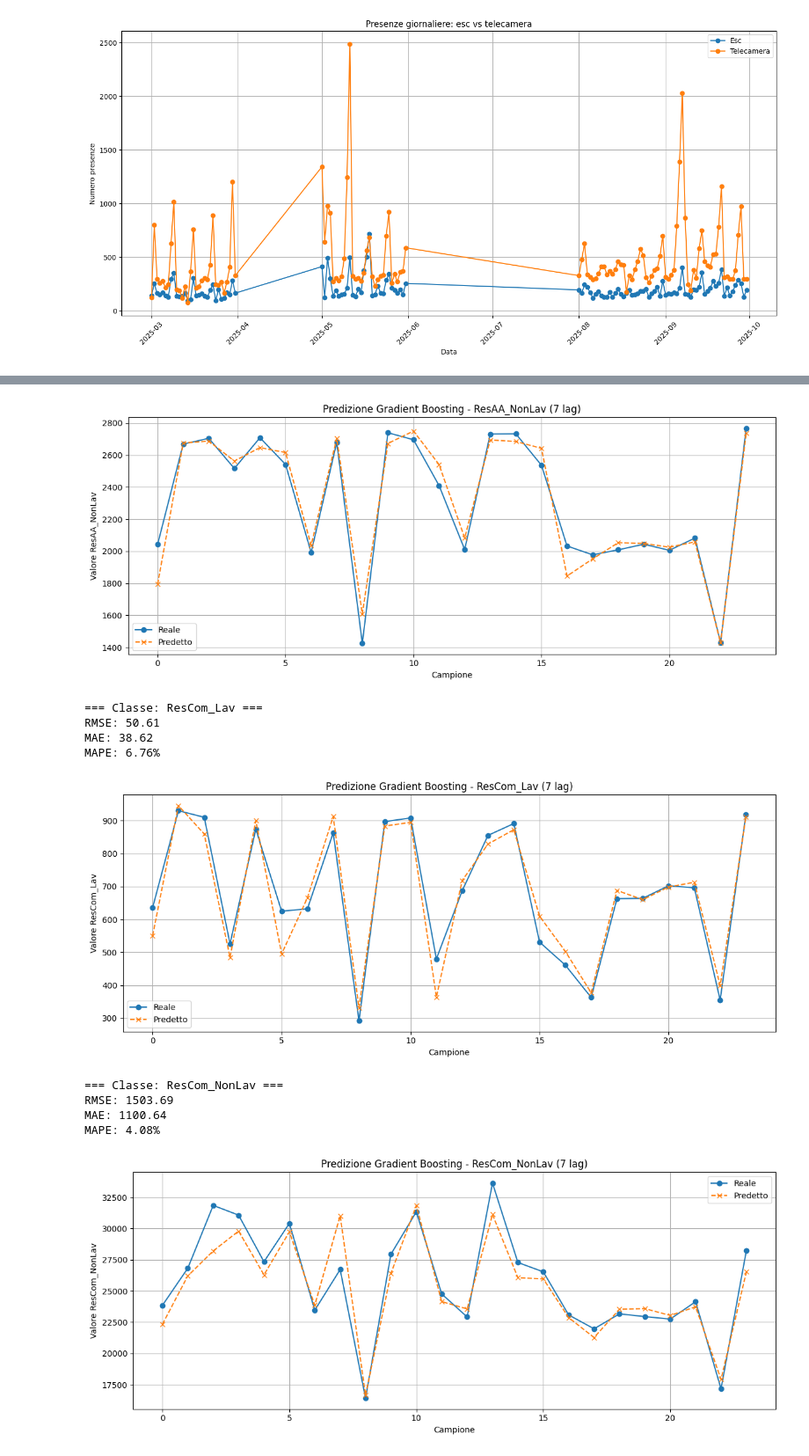
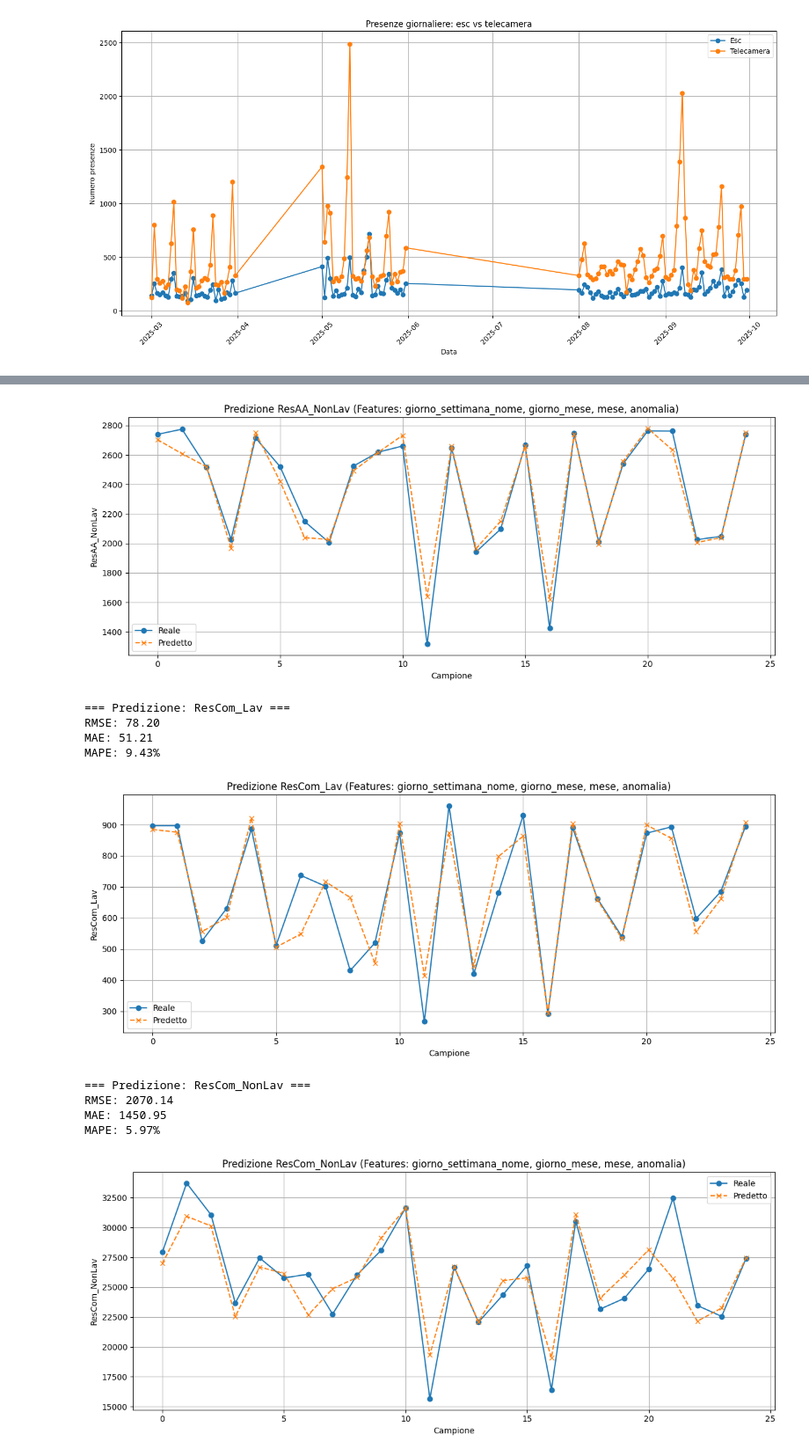
Before and after one commit to nbicocchi/S4C-Project, a Jupyter notebook: experiments/dataset2025/data_analysis/presence_analysis_2.ipynb, the cells around one changed output, grey strips where cells are left out. Shown at 88% size. Saved outputs shown, nothing was run; the diff lists cells and outputs as text; code cells hidden in the pictures.

```diff
--- a/experiments/dataset2025/data_analysis/presence_analysis_2.ipynb
+++ b/experiments/dataset2025/data_analysis/presence_analysis_2.ipynb
@@ -92,3 +92,9 @@ df_telecamere
 | 1123 | 2025-09-29 | 298 | 327 |
 | 1124 | 2025-09-30 | 294 | 327 |
 1125 rows × 3 columns
+# %%
+# Leggi il CSV
+df_eventi = pd.read_csv("../pedestrians/eventi_devstd.csv")
+
+# Controlla le prime righe
+df_eventi
@@ -168,57 +209,41 @@ plt.show()
 # %%
-# --- Librerie ---
 import pandas as pd
 import numpy as np
+import matplotlib.pyplot as plt
 from sklearn.model_selection import train_test_split
 from sklearn.ensemble import GradientBoostingRegressor
 from sklearn.preprocessing import OneHotEncoder
 from sklearn.compose import ColumnTransformer
 from sklearn.pipeline import Pipeline
 from sklearn.metrics import mean_squared_error, mean_absolute_error
-import matplotlib.pyplot as plt
 
-# --- Parametri ---
-use_today = False   # includere Telecamera del giorno corrente
-n_lag = 7          # numero di lag da usare
-
-# --- Preparazione dati ---
+# --- Dataset ---
 df_model = df_finale.copy()
 df_model["data_analisi"] = pd.to_datetime(df_model["data_analisi"])
 df_model = df_model.sort_values("data_analisi").reset_index(drop=True)
 
-# Lag della telecamera
-for lag in range(1, n_lag+1):
-    df_model[f"Telecamera_lag{lag}"] = df_model["Telecamera"].shift(lag)
+# --- Feature temporali e anomalia ---
+df_model["giorno_settimana_nome"] = df_model["data_analisi"].dt.day_name()  # Lunedì, Martedì, …
+df_model["giorno_mese"] = df_model["data_analisi"].dt.day                   # 1–31
+df_model["mese"] = df_model["data_analisi"].dt.month                        # 1–12
 
-lag_cols = [f"Telecamera_lag{lag}" for lag in range(1, n_lag+1)]
-df_model = df_model.dropna(subset=lag_cols).reset_index(drop=True)
+# --- Feature per il modello ---
+feature_cols = ["giorno_settimana_nome", "giorno_mese", "mese", "anomalia"]
 
-# Feature temporali
-df_model["giorno_settimana"] = df_model["data_analisi"].dt.weekday
-df_model["mese"] = df_model["data_analisi"].dt.month
-df_model["settimana_anno"] = df_model["data_analisi"].dt.isocalendar().week
-df_model["weekend"] = df_model["giorno_settimana"].isin([5,6]).astype(int)
-
-# Lista target (escludendo Telecamera e i lag)
-exclude_cols = ["data_analisi", "Telecamera"] + lag_cols + ["giorno_settimana", "mese", "settimana_anno", "weekend"]
+# --- Lista target ---
+exclude_cols = ["data_analisi"] + feature_cols
 target_columns = [col for col in df_model.columns if col not in exclude_cols]
 
-# --- Ciclo su tutte le classi ---
+# --- Ciclo su tutti i target ---
 for target in target_columns:
-    print(f"\n=== Classe: {target} ===")
-
-    # Features
-    feature_cols = lag_cols.copy()
-    if use_today:
-        feature_cols = ["Telecamera"] + feature_cols
-    feature_cols += ["giorno_settimana", "mese", "settimana_anno", "weekend"]
+    print(f"\n=== Predizione: {target} ===")
 
     X = df_model[feature_cols]
     y = df_model[target]
 
     # Preprocessing
-    categorical_features = ["giorno_settimana", "mese", "settimana_anno"]
-    numeric_features = [col for col in feature_cols if col not in categorical_features]
+    categorical_features = ["giorno_settimana_nome"]
+    numeric_features = ["giorno_mese", "mese", "anomalia"]
 
     preprocessor = ColumnTransformer(
         transformers=[
@@ -230,7 +255,7 @@ for target in target_columns:
     # Pipeline
     pipeline = Pipeline([
         ("preprocessor", preprocessor),
-        ("regressor", GradientBoostingRegressor(random_state=42))
+        ("regressor", GradientBoostingRegressor(n_estimators=200, max_depth=3, random_state=42))
     ])
 
     # Split train/test
@@ -255,10 +280,9 @@ for target in target_columns:
     plt.figure(figsize=(12,5))
     plt.plot(y_test.values, label="Reale", marker='o')
     plt.plot(y_pred, label="Predetto", linestyle="--", marker='x')
-    title_today = "giorno corrente + " if use_today else ""
-    plt.title(f"Predizione Gradient Boosting - {target} ({title_today}{n_lag} lag)")
+    plt.title(f"Predizione {target} (Features: giorno_settimana_nome, giorno_mese, mese, anomalia)")
     plt.xlabel("Campione")
-    plt.ylabel(f"Valore {target}")
+    plt.ylabel(target)
     plt.legend()
     plt.grid(True)
     plt.tight_layout()
@@ -286,11 +310,11 @@ MAPE: 3.05%
-[figure, old version]
+[figure, new version]
-=== Classe: ResCom_Lav ===
-RMSE: 50.61
-MAE: 38.62
-MAPE: 6.76%
+=== Predizione: ResCom_Lav ===
+RMSE: 78.20
+MAE: 51.21
+MAPE: 9.43%
-[figure, old version]
+[figure, new version]
-=== Classe: ResCom_NonLav ===
-RMSE: 1503.69
-MAE: 1100.64
-MAPE: 4.08%
+=== Predizione: ResCom_NonLav ===
+RMSE: 2070.14
+MAE: 1450.95
+MAPE: 5.97%
-[figure, old version]
+[figure, new version]
```
Also changed, not shown: parts of 5 cells of this notebook, 1 other file.
